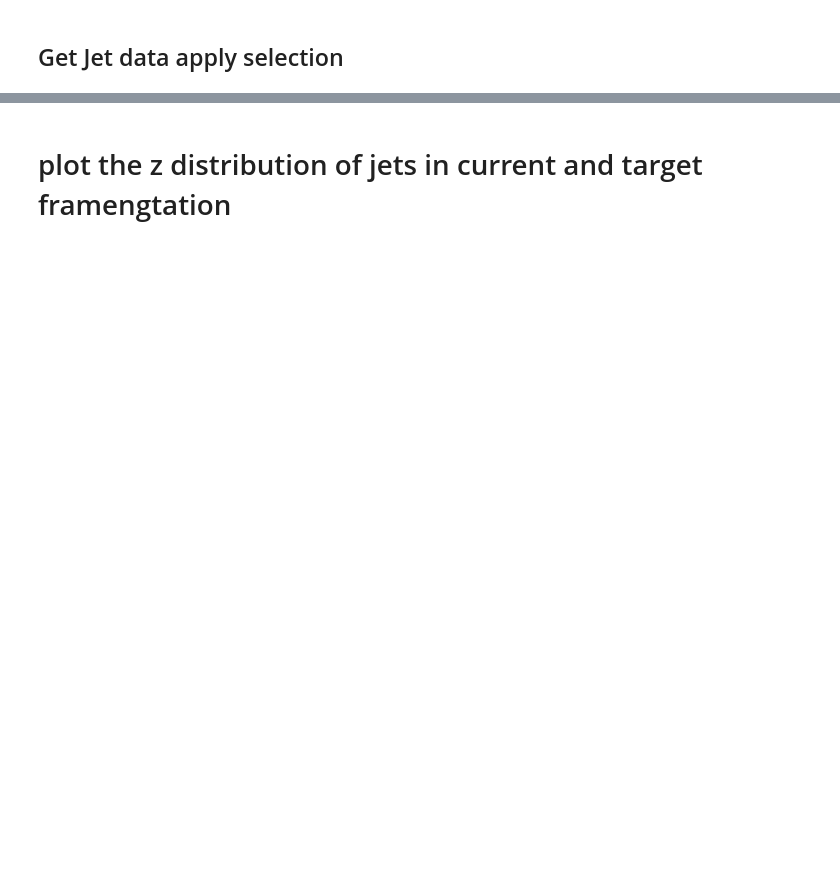
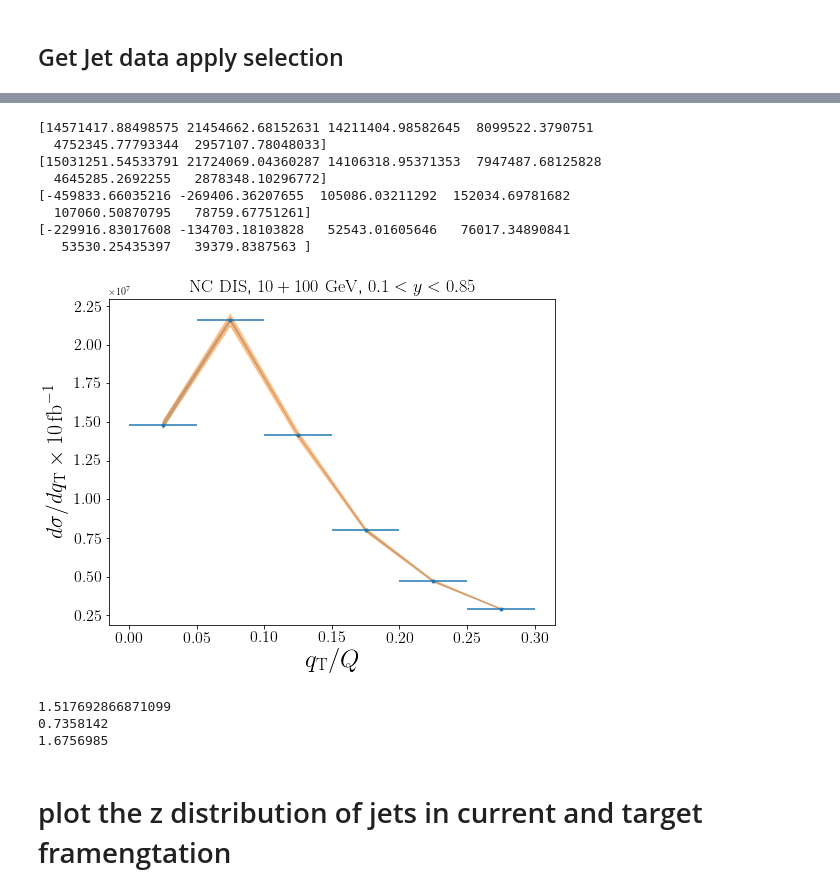
Before and after one commit to miguelignacio/eicsim, a Jupyter notebook: BreitAnalysis.ipynb, the cells around one changed output, grey strips where cells are left out. Saved outputs shown, nothing was run; the diff lists cells and outputs as text; code cells hidden in the pictures; blank space fills up the shorter version.

```diff
--- a/BreitAnalysis.ipynb
+++ b/BreitAnalysis.ipynb
@@ -141,3 +226,64 @@ plt.show()
+# %%
+nbins = 6
+fig = plt.figure(figsize=(8,6))
+query = 'jet_z>0.5 and jet_lab_pt>5 and Q2>100'
+minimo = 0
+maximo = 0.3
+y, x  = np.histogram(df_jet.query(query)['jet_qtnorm'],bins=nbins,range=(minimo,maximo))
+xerr = (x[1:] - x[:-1])/2.0
+x = (x[1:]+x[:-1])/2
+y = y*to_cross_section
+y = y*1000*lumi
+erry = np.sqrt(y)
+plt.errorbar(x,y,  xerr = xerr, fmt='.',ls='none',label=r'jet $\eta<$0')
+
+y_up, x  = np.histogram(df_jet.query(query)['jet_qtnorm_up'],bins=nbins,range=(minimo,maximo))
+xerr = (x[1:] - x[:-1])/2.0
+x = (x[1:]+x[:-1])/2
+y_up = y_up*to_cross_section
+y_up = y_up*1000*lumi
+
+y_do, x  = np.histogram(df_jet.query(query)['jet_qtnorm_down'],bins=nbins,range=(minimo,maximo))
+xerr = (x[1:] - x[:-1])/2.0
+x = (x[1:]+x[:-1])/2
+y_do = y_do*to_cross_section
+y_do = y_do*1000*lumi
+
+print y_up
+print y_do
+print y_up-y_do
+print (y_up-y_do)/2.0
+error= abs(y_up-y_do)/2.0
+from matplotlib import rc
+rc('text', usetex=True)
+plt.fill_between(x, y-error, y+error,alpha=0.5,label='error')
+plt.fill_between(x, y*0.98, y*1.02,alpha=0.5,label='error')
+
+plt.yticks(fontsize=16)
+plt.xticks(fontsize=16)
+plt.xlabel(r'$q_{\mathrm{T}}/Q$',fontsize=25)
+plt.ylabel(r'$d\sigma/d q_{\mathrm{T}} \times 10 \, \mathrm{fb}^{-1}$', fontsize=22)
+plt.title('$\mathrm{NC}\ \mathrm{DIS}$, $10+100$ $\mathrm{GeV}$, $0.1<y<0.85$', fontsize=18)
+plt.show()
+# %% [output]
+[14571417.88498575 21454662.68152631 14211404.98582645  8099522.3790751
+  4752345.77793344  2957107.78048033]
+[15031251.54533791 21724069.04360287 14106318.95371353  7947487.68125828
+  4645285.2692255   2878348.10296772]
+[-459833.66035216 -269406.36207655  105086.03211292  152034.69781682
+  107060.50870795   78759.67751261]
+[-229916.83017608 -134703.18103828   52543.01605646   76017.34890841
+   53530.25435397   39379.8387563 ]
+[figure, added]
+# %%
+query = 'jet_z<0.2 and Q2>100 and jet_eta<1.0'
+print df_jet.query(query)['n_total'].mean()
+print df_jet.query(query)['jet_lab_pt'].mean()
+print df_jet.query(query)['jet_lab_e'].mean()
+# %% [output]
+1.517692866871099
+0.7358142
+1.6756985
 # %% [markdown]
 # plot the z distribution of jets in current and target framengtation
 # %%
```
Also changed, not shown: parts of 14 cells of this notebook.
